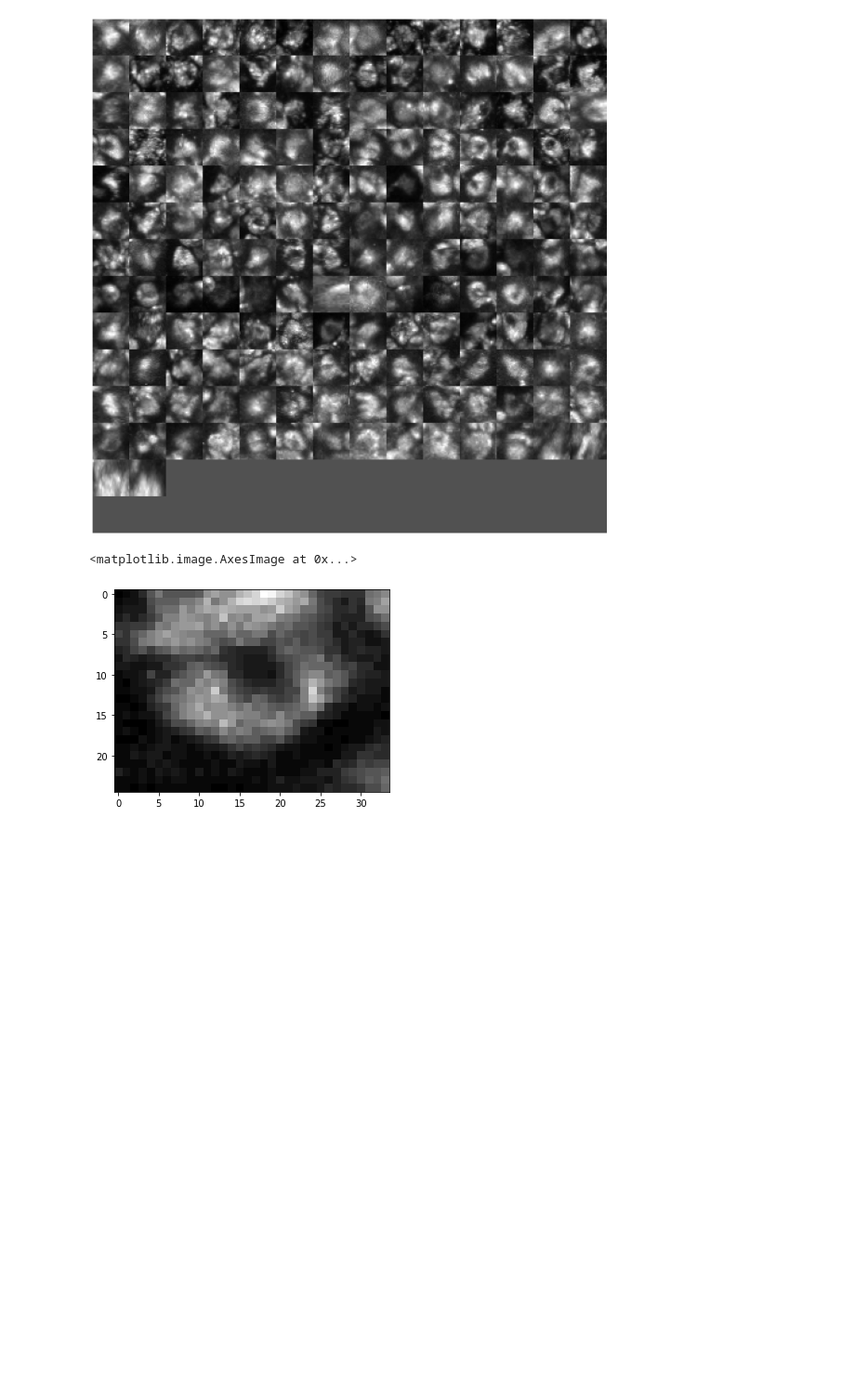
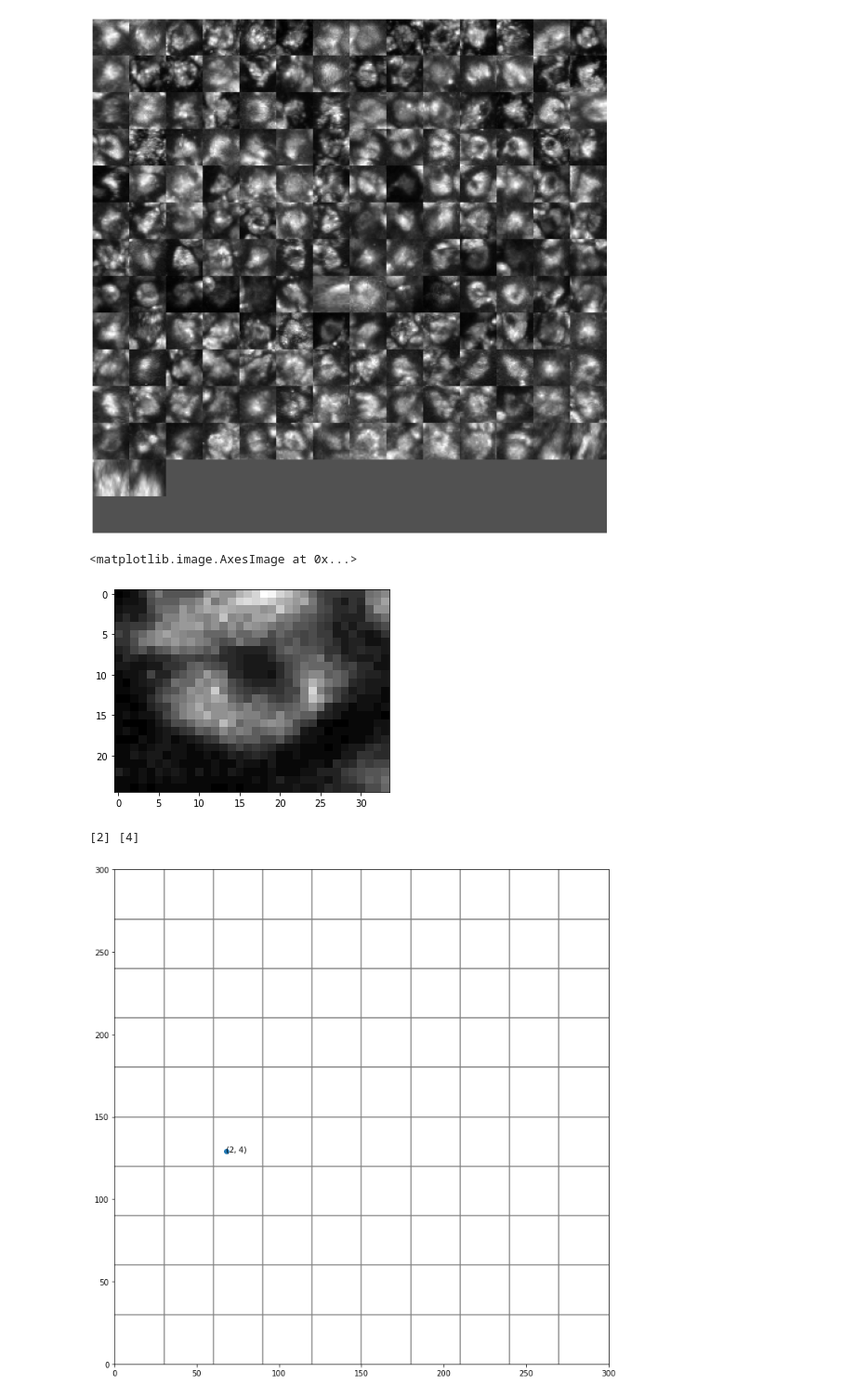
Before and after one commit to dobrik4ever/Master-Thesis, a Jupyter notebook: 3 Methods, material/presentation.ipynb, the cells around one changed output. Shown at 93% size. Cells and saved outputs as stored; diff of their text form; code cells hidden in the pictures; blank space fills up the shorter version.

```diff
--- a/3 Methods, material/presentation.ipynb
+++ b/3 Methods, material/presentation.ipynb
@@ -68,3 +68,30 @@ plt.imshow(DS[50], cmap='gray')
 # %% [output]
 <matplotlib.image.AxesImage at 0x...>
 [figure]
+# %%
+h,w = 300,300
+N = 10
+x = np.random.randint(0,300, 1)
+y = np.random.randint(0,300, 1)
+
+fig, ax = plt.subplots(1,1, figsize=(12,12))
+
+for i in range(1,N):
+        ax.axhline(h/N*i, c='gray')
+
+for j in range(1,N):
+        ax.axvline(w/N*j, c='gray')
+
+ax.scatter(x,y)
+
+newx, newy = x * N // w, y * N // h
+ax.text(x, y, f'({newx[0]}, {newy[0]})')
+
+print(newx, newy)
+ax.set_ylim([0,h])
+ax.set_xlim([0,w])
+ax.set_aspect('equal')
+plt.show()
+# %% [output]
+[2] [4]
+[figure, added]
```
Also changed, not shown: parts of 1 cell of this notebook, 9 other files.
